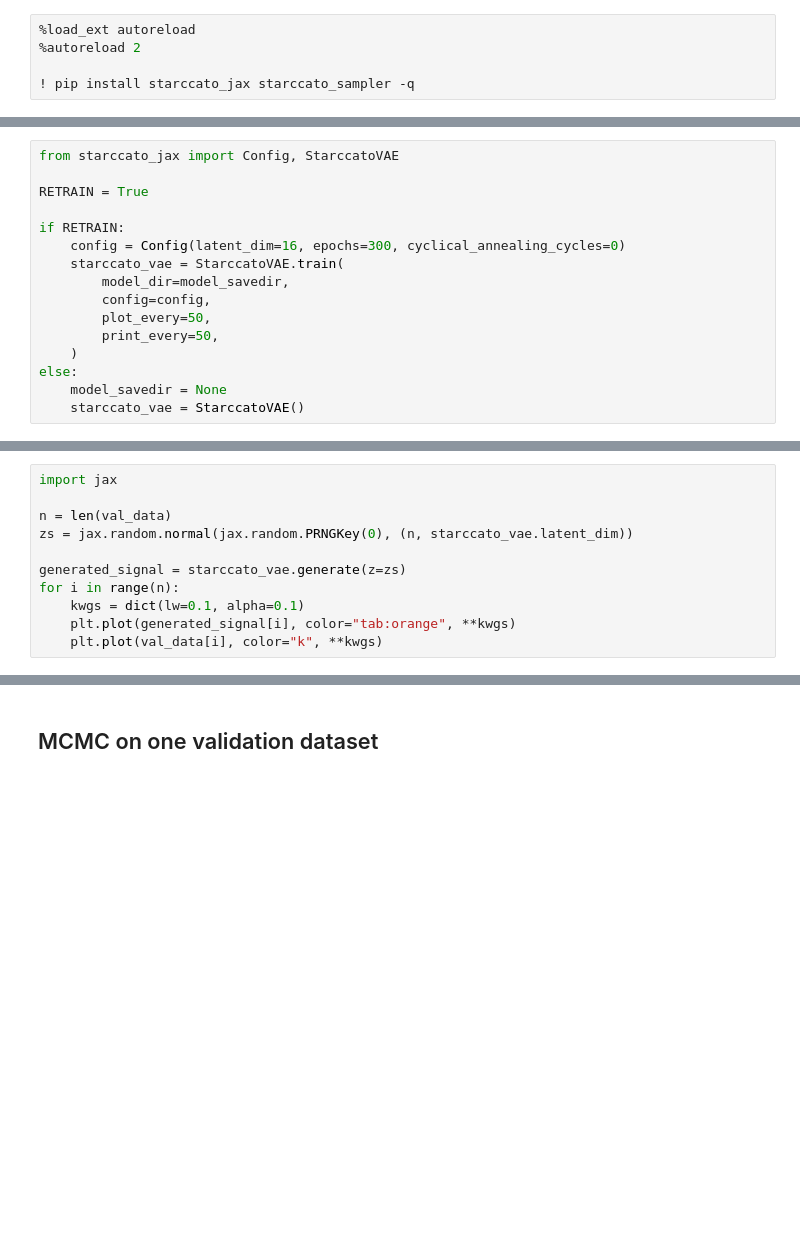
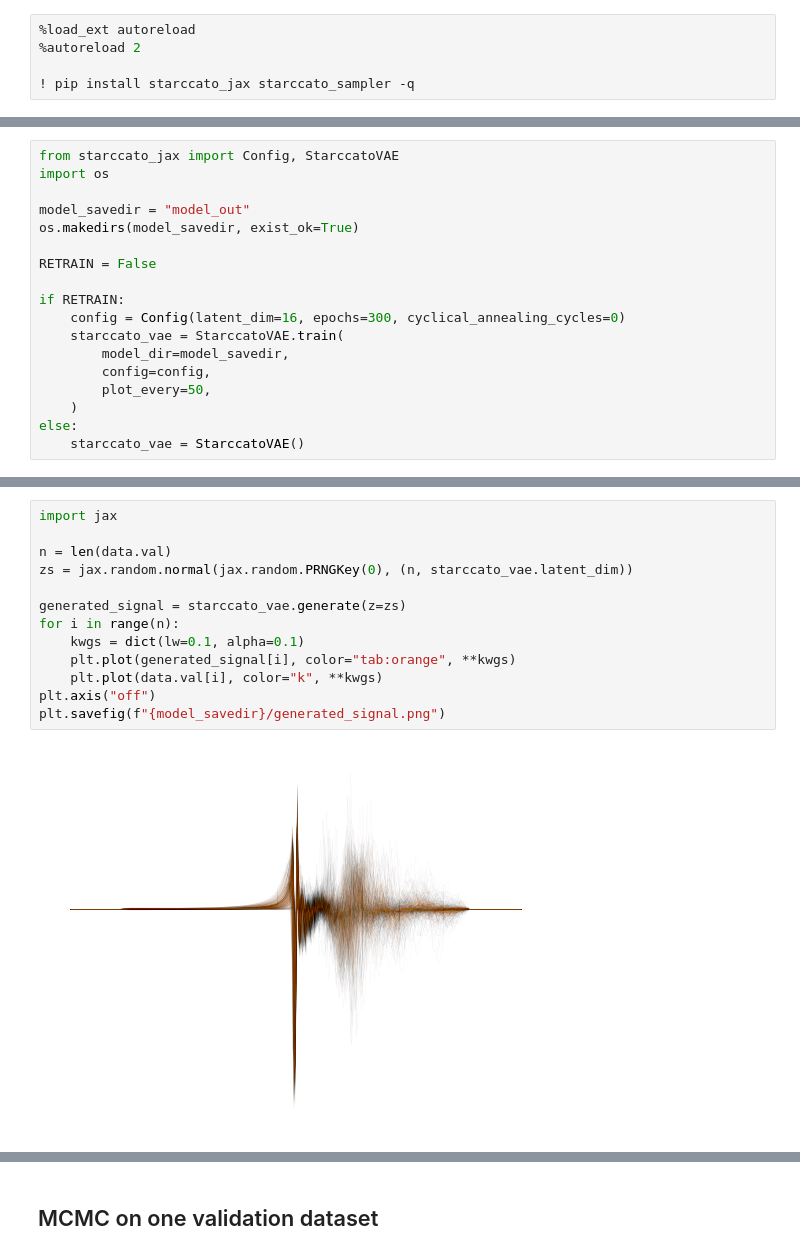
Before and after one commit to starccato/starccato_jax, a Jupyter notebook: docs/example.ipynb, the cells around one changed output, grey strips where cells are left out. Cells and saved outputs as stored; diff of their text form; blank space fills up the shorter version.

```diff
--- a/docs/example.ipynb
+++ b/docs/example.ipynb
@@ -42,8 +43,12 @@ plt.savefig(f"{model_savedir}/training_data.png")
 ![](model_out/training_data.png)
 # %%
 from starccato_jax import Config, StarccatoVAE
+import os
 
-RETRAIN = True
+model_savedir = "model_out"
+os.makedirs(model_savedir, exist_ok=True)
+
+RETRAIN = False
 
 if RETRAIN:
     config = Config(latent_dim=16, epochs=300, cyclical_annealing_cycles=0)
@@ -51,9 +56,7 @@ if RETRAIN:
         model_dir=model_savedir,
         config=config,
         plot_every=50,
-        print_every=50,
     )
 else:
-    model_savedir = None
     starccato_vae = StarccatoVAE()
 # %% [output]
@@ -98,11 +72,15 @@ else:
 # %%
 import jax
 
-n = len(val_data)
+n = len(data.val)
 zs = jax.random.normal(jax.random.PRNGKey(0), (n, starccato_vae.latent_dim))
 
 generated_signal = starccato_vae.generate(z=zs)
 for i in range(n):
     kwgs = dict(lw=0.1, alpha=0.1)
     plt.plot(generated_signal[i], color="tab:orange", **kwgs)
-    plt.plot(val_data[i], color="k", **kwgs)
+    plt.plot(data.val[i], color="k", **kwgs)
+plt.axis("off")
+plt.savefig(f"{model_savedir}/generated_signal.png")
+# %% [output]
+[figure, added]
```
Also changed, not shown: parts of 10 cells of this notebook, 3 other files.
